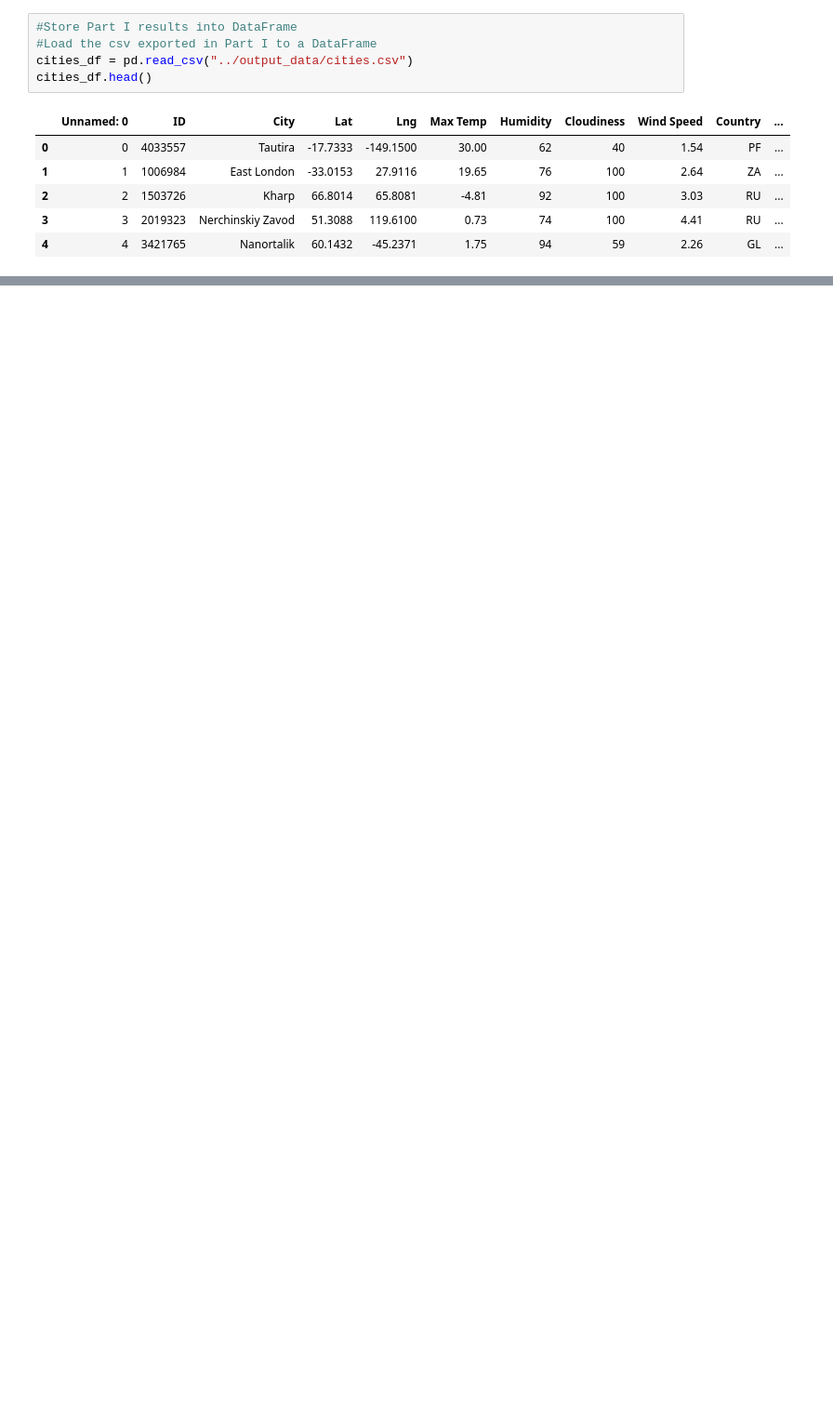
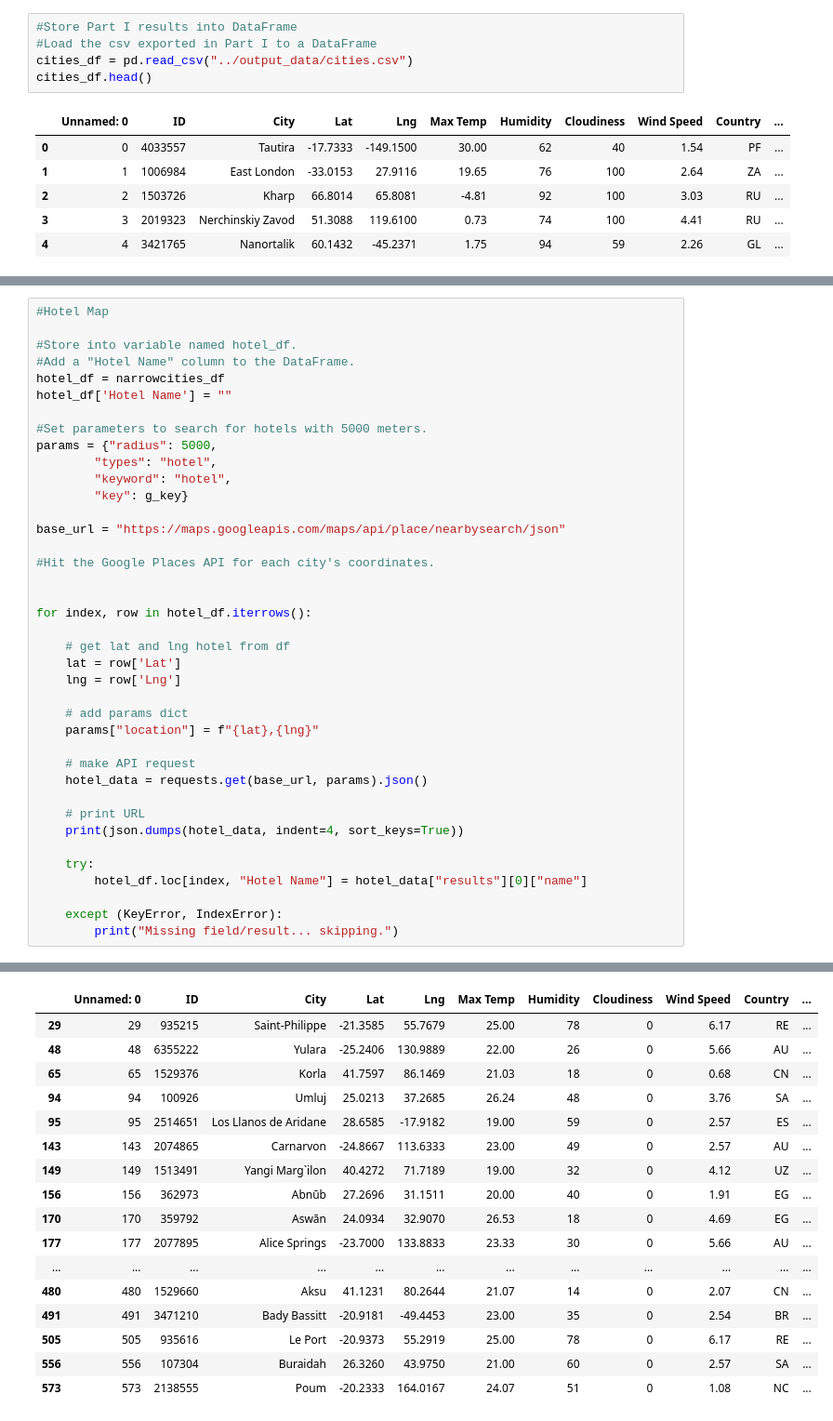
Before and after one commit to leomgarduno/python-api-challenge, a Jupyter notebook: WeatherPy/VacationPy.ipynb, the cells around one changed output, grey strips where cells are left out. Shown at 93% size. Cells and saved outputs as stored; diff of their text form; blank space fills up the shorter version.

Commit message:
added hotel_df and loop for search hotels with 5000 meters

```diff
--- a/WeatherPy/VacationPy.ipynb
+++ b/WeatherPy/VacationPy.ipynb
@@ -56,0 +80,40 @@ narrowed_cities_df.head()
+# %%
+#Hotel Map
+
+#Store into variable named hotel_df.
+#Add a "Hotel Name" column to the DataFrame.
+hotel_df = narrowcities_df
+hotel_df['Hotel Name'] = ""
+
+#Set parameters to search for hotels with 5000 meters.
+params = {"radius": 5000,
+        "types": "hotel",
+        "keyword": "hotel",
+        "key": g_key}
+
+base_url = "https://maps.googleapis.com/maps/api/place/nearbysearch/json"
+
+#Hit the Google Places API for each city's coordinates.
+
+
+for index, row in hotel_df.iterrows():
+
+    # get lat and lng hotel from df
+    lat = row['Lat']
+    lng = row['Lng']
+
+    # add params dict
+    params["location"] = f"{lat},{lng}"
+
+    # make API request
+    hotel_data = requests.get(base_url, params).json()
+
+    # print URL
+    print(json.dumps(hotel_data, indent=4, sort_keys=True))
+
+    try:
+        hotel_df.loc[index, "Hotel Name"] = hotel_data["results"][0]["name"]
+
+    except (KeyError, IndexError):
+        print("Missing field/result... skipping.")
+# %% [output]
@@ -56,0 +137,17 @@ narrowed_cities_df.head()
+|  | Unnamed: 0 | ID | City | Lat | Lng | Max Temp | Humidity | Cloudiness | Wind Speed | Country | ... |
+| 29 | 29 | 935215 | Saint-Philippe | -21.3585 | 55.7679 | 25.00 | 78 | 0 | 6.17 | RE | ... |
+| 48 | 48 | 6355222 | Yulara | -25.2406 | 130.9889 | 22.00 | 26 | 0 | 5.66 | AU | ... |
+| 65 | 65 | 1529376 | Korla | 41.7597 | 86.1469 | 21.03 | 18 | 0 | 0.68 | CN | ... |
+| 94 | 94 | 100926 | Umluj | 25.0213 | 37.2685 | 26.24 | 48 | 0 | 3.76 | SA | ... |
+| 95 | 95 | 2514651 | Los Llanos de Aridane | 28.6585 | -17.9182 | 19.00 | 59 | 0 | 2.57 | ES | ... |
+| 143 | 143 | 2074865 | Carnarvon | -24.8667 | 113.6333 | 23.00 | 49 | 0 | 2.57 | AU | ... |
+| 149 | 149 | 1513491 | Yangi Marg`ilon | 40.4272 | 71.7189 | 19.00 | 32 | 0 | 4.12 | UZ | ... |
+| 156 | 156 | 362973 | Abnūb | 27.2696 | 31.1511 | 20.00 | 40 | 0 | 1.91 | EG | ... |
+| 170 | 170 | 359792 | Aswān | 24.0934 | 32.9070 | 26.53 | 18 | 0 | 4.69 | EG | ... |
+| 177 | 177 | 2077895 | Alice Springs | -23.7000 | 133.8833 | 23.33 | 30 | 0 | 5.66 | AU | ... |
+| ... | ... | ... | ... | ... | ... | ... | ... | ... | ... | ... | ... |
+| 480 | 480 | 1529660 | Aksu | 41.1231 | 80.2644 | 21.07 | 14 | 0 | 2.07 | CN | ... |
+| 491 | 491 | 3471210 | Bady Bassitt | -20.9181 | -49.4453 | 23.00 | 35 | 0 | 2.54 | BR | ... |
+| 505 | 505 | 935616 | Le Port | -20.9373 | 55.2919 | 25.00 | 78 | 0 | 6.17 | RE | ... |
+| 556 | 556 | 107304 | Buraidah | 26.3260 | 43.9750 | 21.00 | 60 | 0 | 2.57 | SA | ... |
+| 573 | 573 | 2138555 | Poum | -20.2333 | 164.0167 | 24.07 | 51 | 0 | 1.08 | NC | ... |
```
Also changed, not shown: parts of 6 cells of this notebook.
